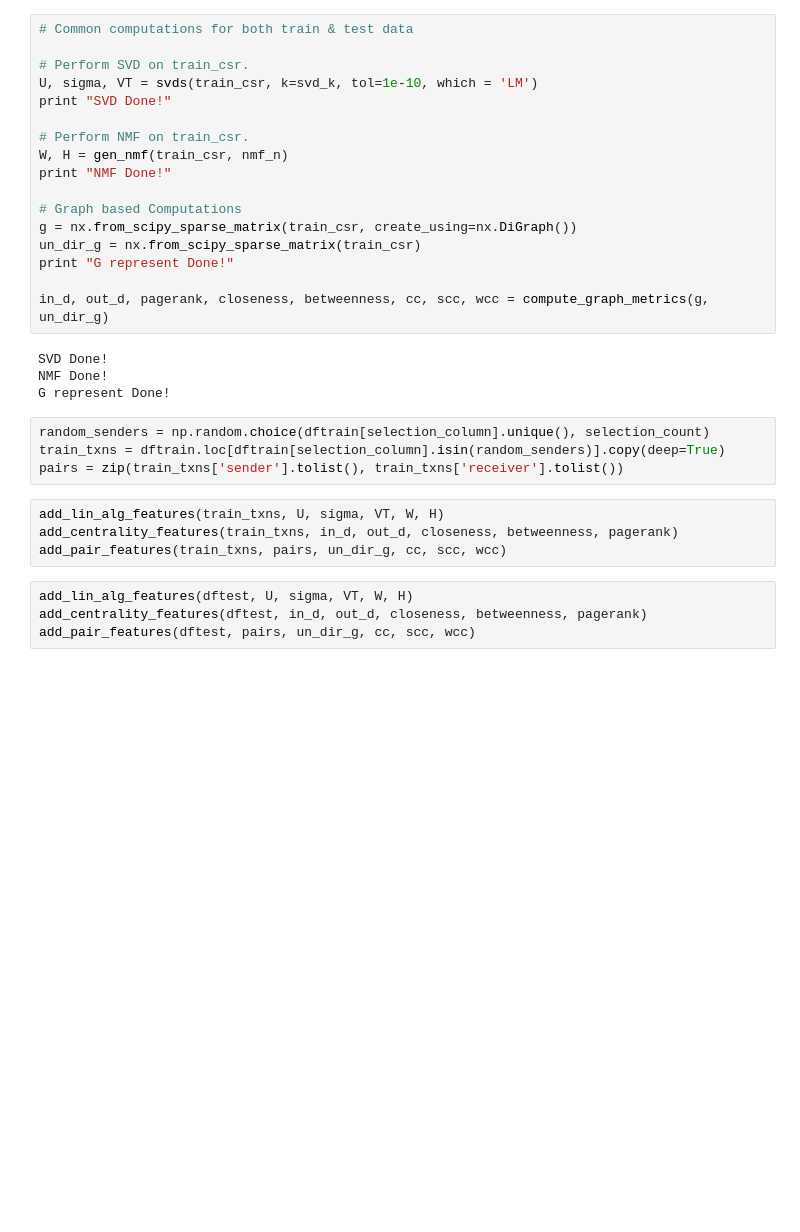
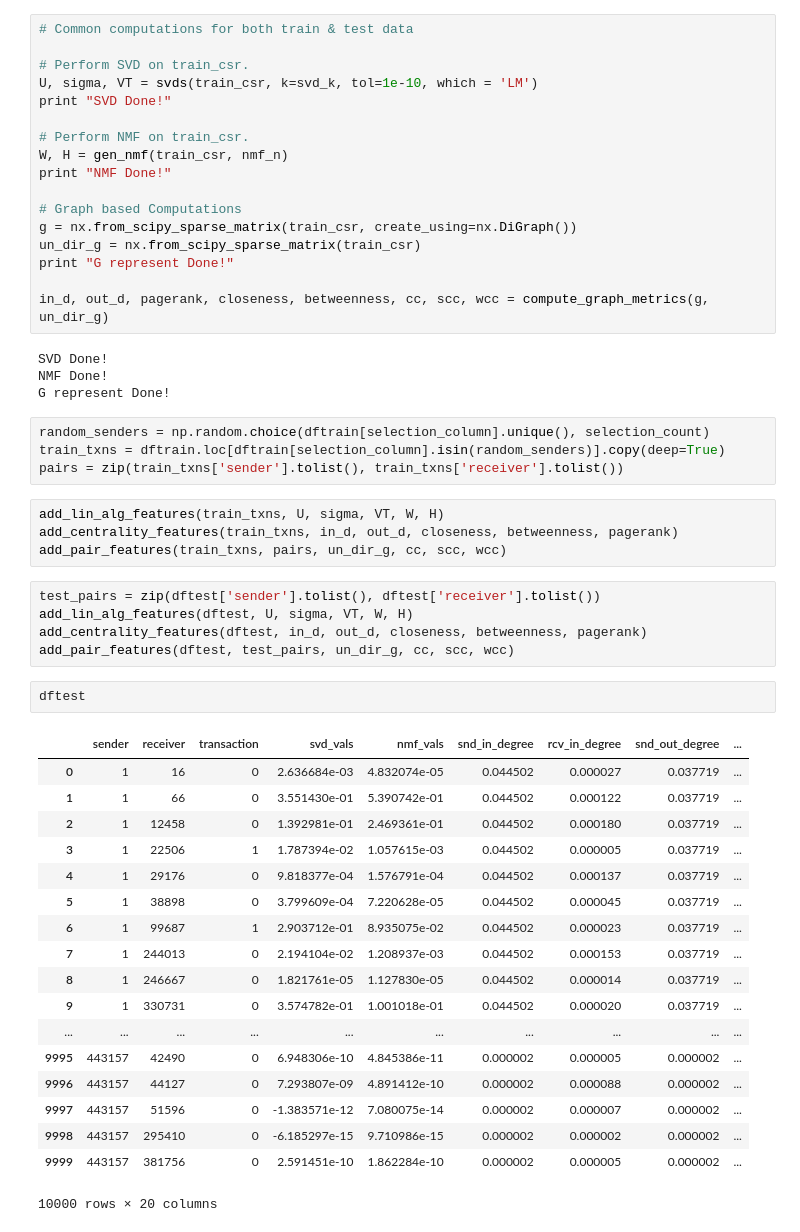
Before and after one commit to mayankmahajan24/BitcoinAnalysis, a Jupyter notebook: pipeline.ipynb, the cells around one changed output. Drawn from its saved outputs; the diff is of its cells as text; blank space fills up the shorter version.

Commit message:
features for test as well

```diff
--- a/pipeline.ipynb
+++ b/pipeline.ipynb
@@ -177,6 +177,28 @@ add_lin_alg_features(train_txns, U, sigma, VT, W, H)
 add_centrality_features(train_txns, in_d, out_d, closeness, betweenness, pagerank)
 add_pair_features(train_txns, pairs, un_dir_g, cc, scc, wcc)
 # %%
+test_pairs = zip(dftest['sender'].tolist(), dftest['receiver'].tolist())
 add_lin_alg_features(dftest, U, sigma, VT, W, H)
 add_centrality_features(dftest, in_d, out_d, closeness, betweenness, pagerank)
-add_pair_features(dftest, pairs, un_dir_g, cc, scc, wcc)
+add_pair_features(dftest, test_pairs, un_dir_g, cc, scc, wcc)
+# %%
+dftest
+# %% [output]
+|  | sender | receiver | transaction | svd_vals | nmf_vals | snd_in_degree | rcv_in_degree | snd_out_degree | ... |
+| 0 | 1 | 16 | 0 | 2.636684e-03 | 4.832074e-05 | 0.044502 | 0.000027 | 0.037719 | ... |
+| 1 | 1 | 66 | 0 | 3.551430e-01 | 5.390742e-01 | 0.044502 | 0.000122 | 0.037719 | ... |
+| 2 | 1 | 12458 | 0 | 1.392981e-01 | 2.469361e-01 | 0.044502 | 0.000180 | 0.037719 | ... |
+| 3 | 1 | 22506 | 1 | 1.787394e-02 | 1.057615e-03 | 0.044502 | 0.000005 | 0.037719 | ... |
+| 4 | 1 | 29176 | 0 | 9.818377e-04 | 1.576791e-04 | 0.044502 | 0.000137 | 0.037719 | ... |
+| 5 | 1 | 38898 | 0 | 3.799609e-04 | 7.220628e-05 | 0.044502 | 0.000045 | 0.037719 | ... |
+| 6 | 1 | 99687 | 1 | 2.903712e-01 | 8.935075e-02 | 0.044502 | 0.000023 | 0.037719 | ... |
+| 7 | 1 | 244013 | 0 | 2.194104e-02 | 1.208937e-03 | 0.044502 | 0.000153 | 0.037719 | ... |
+| 8 | 1 | 246667 | 0 | 1.821761e-05 | 1.127830e-05 | 0.044502 | 0.000014 | 0.037719 | ... |
+| 9 | 1 | 330731 | 0 | 3.574782e-01 | 1.001018e-01 | 0.044502 | 0.000020 | 0.037719 | ... |
+| ... | ... | ... | ... | ... | ... | ... | ... | ... | ... |
+| 9995 | 443157 | 42490 | 0 | 6.948306e-10 | 4.845386e-11 | 0.000002 | 0.000005 | 0.000002 | ... |
+| 9996 | 443157 | 44127 | 0 | 7.293807e-09 | 4.891412e-10 | 0.000002 | 0.000088 | 0.000002 | ... |
+| 9997 | 443157 | 51596 | 0 | -1.383571e-12 | 7.080075e-14 | 0.000002 | 0.000007 | 0.000002 | ... |
+| 9998 | 443157 | 295410 | 0 | -6.185297e-15 | 9.710986e-15 | 0.000002 | 0.000002 | 0.000002 | ... |
+| 9999 | 443157 | 381756 | 0 | 2.591451e-10 | 1.862284e-10 | 0.000002 | 0.000005 | 0.000002 | ... |
+10000 rows × 20 columns
```
Also changed, not shown: parts of 1 cell of this notebook.
